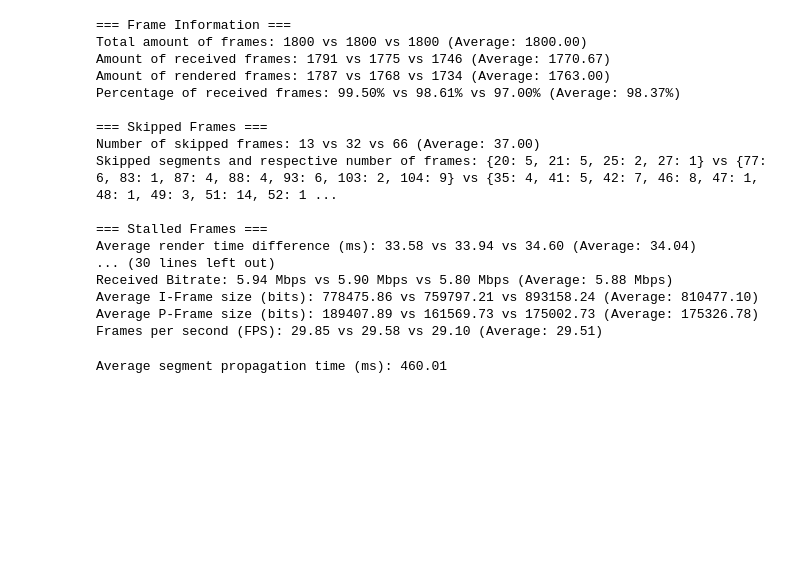
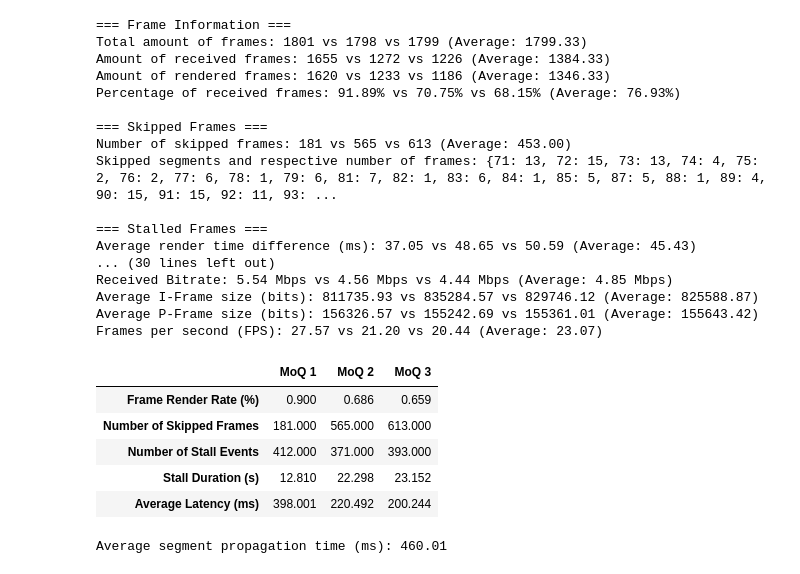
Before and after one commit to LasseWinkel/moq-dash-data, a Jupyter notebook: moq_analysis/average.ipynb, the cells around one changed output. Cells and saved outputs as stored; diff of their text form; code cells hidden in the pictures; blank space fills up the shorter version.

Commit message:
Add overview table

```diff
--- a/moq_analysis/average.ipynb
+++ b/moq_analysis/average.ipynb
@@ -6,7 +6,7 @@ total_publishing_duration = 60
 stall_criteria = 35
 # %%
 # Open the JSON file
-with open('base_data/res1080fps30bit6gop(2,0,0)loss0-1-0delay200bw100.json', 'r') as file:
+with open('base_data/res1080fps30bit6gop(0.5,0,0)loss0delay50-1000-50bw100.json', 'r') as file:
     json_data_data_0 = json.load(file)
 
 # Convert JSON data to DataFrame
@@ -122,7 +122,7 @@ avg_time_diff_ms_data_0 = receive_time_difference_data_0.mean()
 fps_data_0 = 1000 / avg_time_diff_ms_data_0
 # %%
 # Open the JSON file
-with open('base_data/res1080fps30bit6gop(0.5,0,0)loss0-1-0delay200bw100.json', 'r') as file:
+with open('base_data/res1080fps30bit6gop(0.5,0,0)loss0delay50-1500-50bw100.json', 'r') as file:
     json_data_data_1 = json.load(file)
 
 # Convert JSON data to DataFrame
@@ -238,7 +238,7 @@ avg_time_diff_ms_data_1 = receive_time_difference_data_1.mean()
 fps_data_1 = 1000 / avg_time_diff_ms_data_1
 # %%
 # Open the JSON file
-with open('base_data/res1080fps30bit6gop(1,0,0)loss0-1-0delay500bw100 (2).json', 'r') as file:
+with open('base_data/res1080fps30bit6gop(0.5,0,0)loss0delay50-2000-50bw100.json', 'r') as file:
     json_data_data_2 = json.load(file)
 
 # Convert JSON data to DataFrame
@@ -480,22 +480,57 @@ print("Frames per second (FPS): {:.2f} vs {:.2f} vs {:.2f} (Average: {:.2f})".fo
     round(fps_data_0, 2), round(fps_data_1, 2), round(fps_data_2, 2), round(avg_fps, 2)))
 # %% [output]
 === Frame Information ===
-Total amount of frames: 1800 vs 1800 vs 1800 (Average: 1800.00)
-Amount of received frames: 1791 vs 1775 vs 1746 (Average: 1770.67)
-Amount of rendered frames: 1787 vs 1768 vs 1734 (Average: 1763.00)
-Percentage of received frames: 99.50% vs 98.61% vs 97.00% (Average: 98.37%)
+Total amount of frames: 1801 vs 1798 vs 1799 (Average: 1799.33)
+Amount of received frames: 1655 vs 1272 vs 1226 (Average: 1384.33)
+Amount of rendered frames: 1620 vs 1233 vs 1186 (Average: 1346.33)
+Percentage of received frames: 91.89% vs 70.75% vs 68.15% (Average: 76.93%)
 
 === Skipped Frames ===
-Number of skipped frames: 13 vs 32 vs 66 (Average: 37.00)
-Skipped segments and respective number of frames: {20: 5, 21: 5, 25: 2, 27: 1} vs {77: 6, 83: 1, 87: 4, 88: 4, 93: 6, 103: 2, 104: 9} vs {35: 4, 41: 5, 42: 7, 46: 8, 47: 1, 48: 1, 49: 3, 51: 14, 52: 1 ...
+Number of skipped frames: 181 vs 565 vs 613 (Average: 453.00)
+Skipped segments and respective number of frames: {71: 13, 72: 15, 73: 13, 74: 4, 75: 2, 76: 2, 77: 6, 78: 1, 79: 6, 81: 7, 82: 1, 83: 6, 84: 1, 85: 5, 87: 5, 88: 1, 89: 4, 90: 15, 91: 15, 92: 11, 93: ...
 
 === Stalled Frames ===
-Average render time difference (ms): 33.58 vs 33.94 vs 34.60 (Average: 34.04)
+Average render time difference (ms): 37.05 vs 48.65 vs 50.59 (Average: 45.43)
 ... (30 lines left out)
-Received Bitrate: 5.94 Mbps vs 5.90 Mbps vs 5.80 Mbps (Average: 5.88 Mbps)
-Average I-Frame size (bits): 778475.86 vs 759797.21 vs 893158.24 (Average: 810477.10)
-Average P-Frame size (bits): 189407.89 vs 161569.73 vs 175002.73 (Average: 175326.78)
-Frames per second (FPS): 29.85 vs 29.58 vs 29.10 (Average: 29.51)
+Received Bitrate: 5.54 Mbps vs 4.56 Mbps vs 4.44 Mbps (Average: 4.85 Mbps)
+Average I-Frame size (bits): 811735.93 vs 835284.57 vs 829746.12 (Average: 825588.87)
+Average P-Frame size (bits): 156326.57 vs 155242.69 vs 155361.01 (Average: 155643.42)
+Frames per second (FPS): 27.57 vs 21.20 vs 20.44 (Average: 23.07)
+# %%
+pd.options.display.float_format = '{:.3f}'.format
+table_data = {
+    'MoQ 1': [
+        num_frames_rendered_data_0 / len(df_data_0),
+        number_of_skipped_frames_data_0,
+        num_of_stall_events_data_0,
+        total_stall_duration_data_0 / 1000,
+        avg_total_time_data_0
+    ],
+    'MoQ 2': [
+        num_frames_rendered_data_1 / len(df_data_1),
+        number_of_skipped_frames_data_1,
+        num_of_stall_events_data_1,
+        total_stall_duration_data_1 / 1000,
+        avg_total_time_data_1
+    ],
+    'MoQ 3': [
+        num_frames_rendered_data_2 / len(df_data_2),
+        number_of_skipped_frames_data_2,
+        num_of_stall_events_data_2,
+        total_stall_duration_data_2 / 1000,
+        avg_total_time_data_2
+    ],
+}
+row_labels = ['Frame Render Rate (%)', 'Number of Skipped Frames', 'Number of Stall Events', 'Stall Duration (s)', 'Average Latency (ms)']
+table = pd.DataFrame(table_data, index=row_labels)
+table
+# %% [output]
+|  | MoQ 1 | MoQ 2 | MoQ 3 |
+| Frame Render Rate (%) | 0.900 | 0.686 | 0.659 |
+| Number of Skipped Frames | 181.000 | 565.000 | 613.000 |
+| Number of Stall Events | 412.000 | 371.000 | 393.000 |
+| Stall Duration (s) | 12.810 | 22.298 | 23.152 |
+| Average Latency (ms) | 398.001 | 220.492 | 200.244 |
 # %%
 # # Open the JSON file
 with open('base_data/segmentsres1080fps30bit6gop(0.5,0,0)loss0delay50-1500-50bw100.json', 'r') as file:
```
